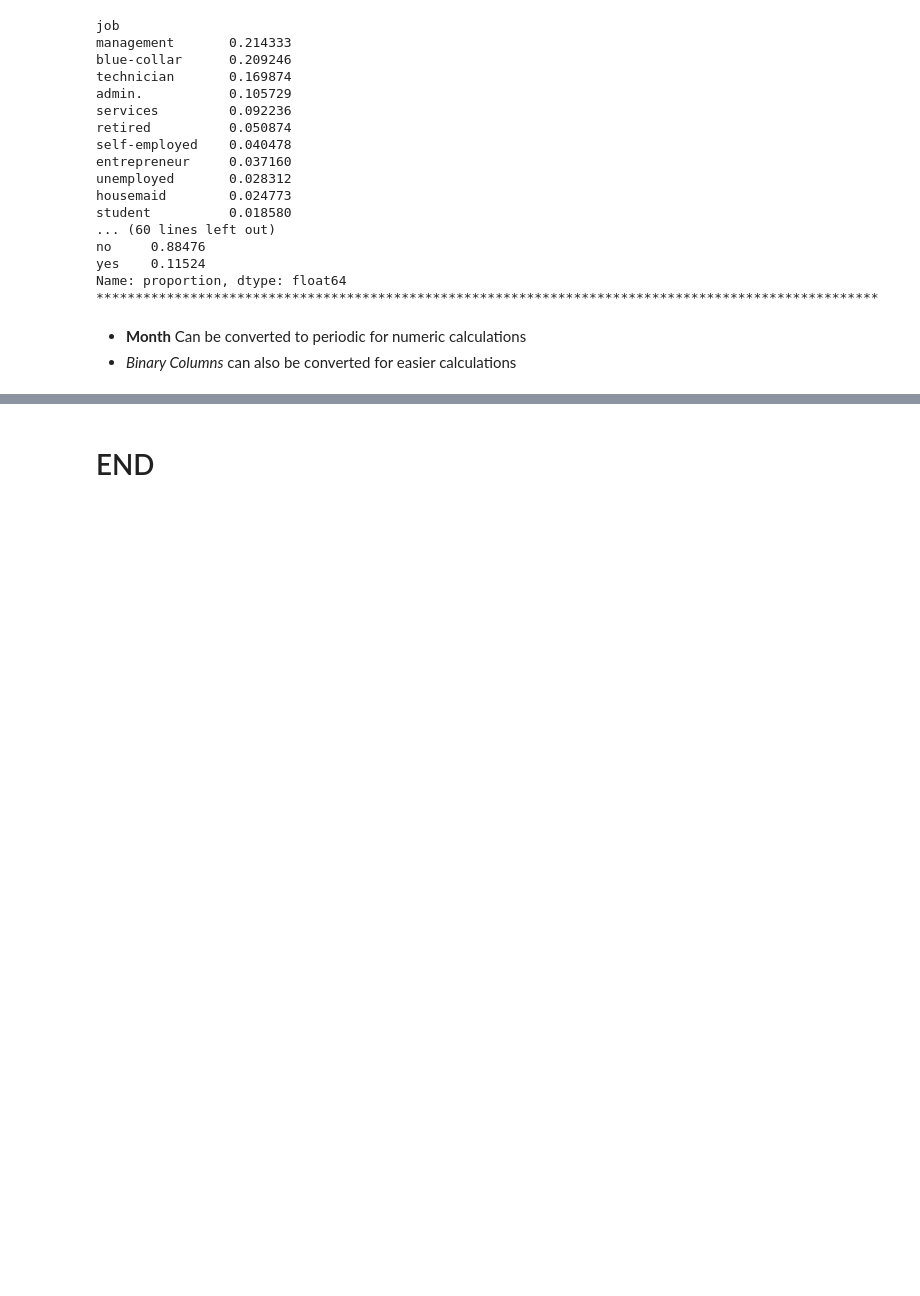
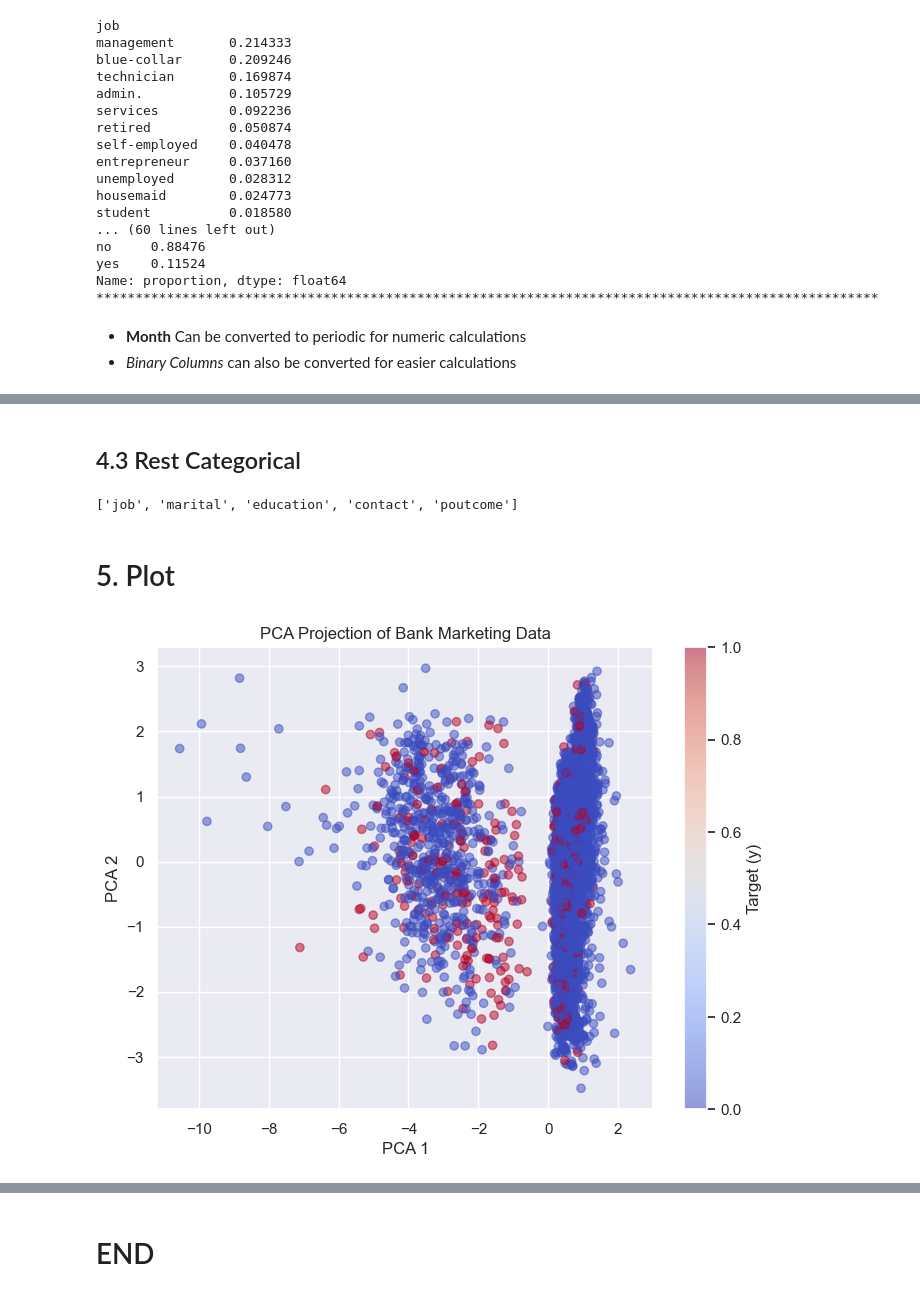
Before and after one commit to ShirsenduRyo/06-Segmentations, a Jupyter notebook: notebooks/0 The EDA.ipynb, the cells around one changed output, grey strips where cells are left out. Cells and saved outputs as stored; diff of their text form; code cells hidden in the pictures; blank space fills up the shorter version.

```diff
--- a/notebooks/0 The EDA.ipynb
+++ b/notebooks/0 The EDA.ipynb
@@ -192,3 +234,0 @@ pd.crosstab(data_df['job'], data_df['y'], normalize='index')
-# %%
-data_df['age_group'] = pd.cut(data_df['age'], bins=[18,30,40,50,60,100])
-pd.crosstab(data_df['age_group'], data_df['y'], normalize='index')
@@ -202,0 +287,37 @@ pd.crosstab(data_df['age_group'], data_df['y'], normalize='index')
+# %% [markdown]
+## 4.3 Rest Categorical
+# %%
+temp = df_encoded.describe(include=['O']).T
+temp = temp[temp["unique"] > 2].index.tolist()
+temp
+# %% [output]
+['job', 'marital', 'education', 'contact', 'poutcome']
+# %% [markdown]
+# 5. Plot
+# %%
+
+
+df_enc = data_df.copy()
+
+# Encode categorical columns
+for col in df_enc.select_dtypes(include="object").columns:
+    df_enc[col] = LabelEncoder().fit_transform(df_enc[col])
+
+# Standardize numeric features
+X = StandardScaler().fit_transform(df_enc.drop(columns=["y"]))
+y = df_enc["y"]
+# %%
+
+
+pca = PCA(n_components=2)
+X_pca = pca.fit_transform(X)
+
+plt.figure(figsize=(8,6))
+plt.scatter(X_pca[:,0], X_pca[:,1], c=y, cmap="coolwarm", alpha=0.5)
+plt.xlabel("PCA 1")
+plt.ylabel("PCA 2")
+plt.title("PCA Projection of Bank Marketing Data")
+plt.colorbar(label="Target (y)")
+plt.show()
+# %% [output]
+[figure, added]
```
Also changed, not shown: parts of 20 cells of this notebook.
